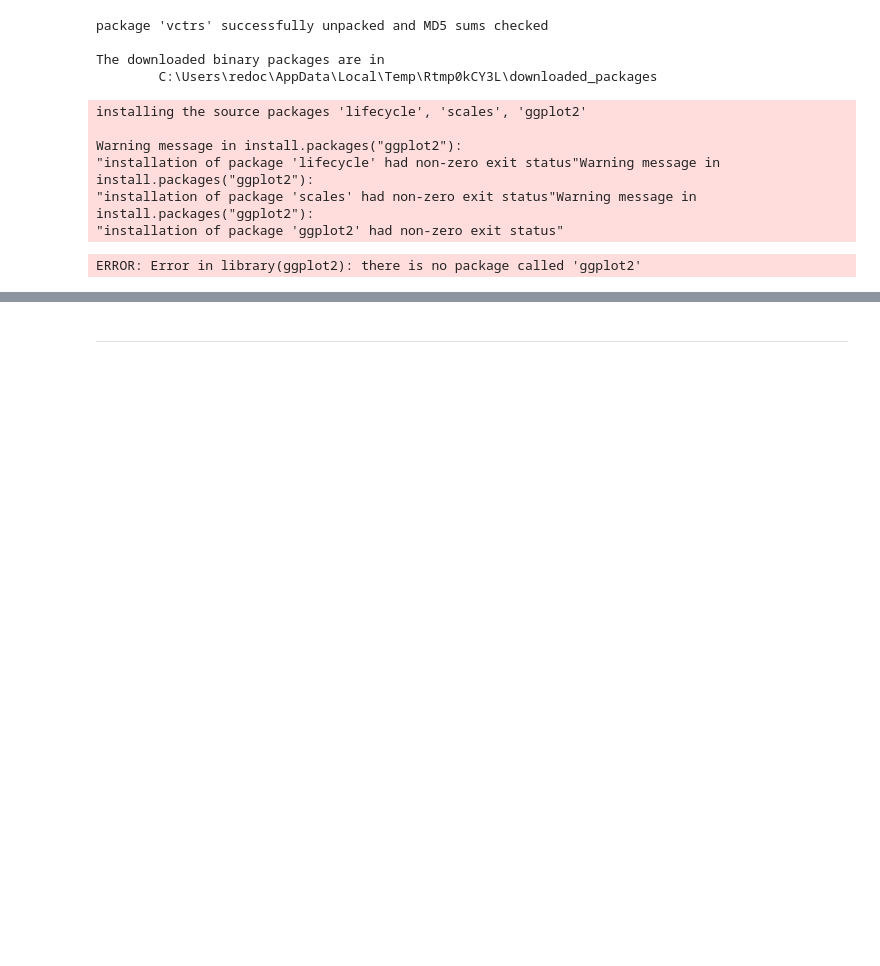
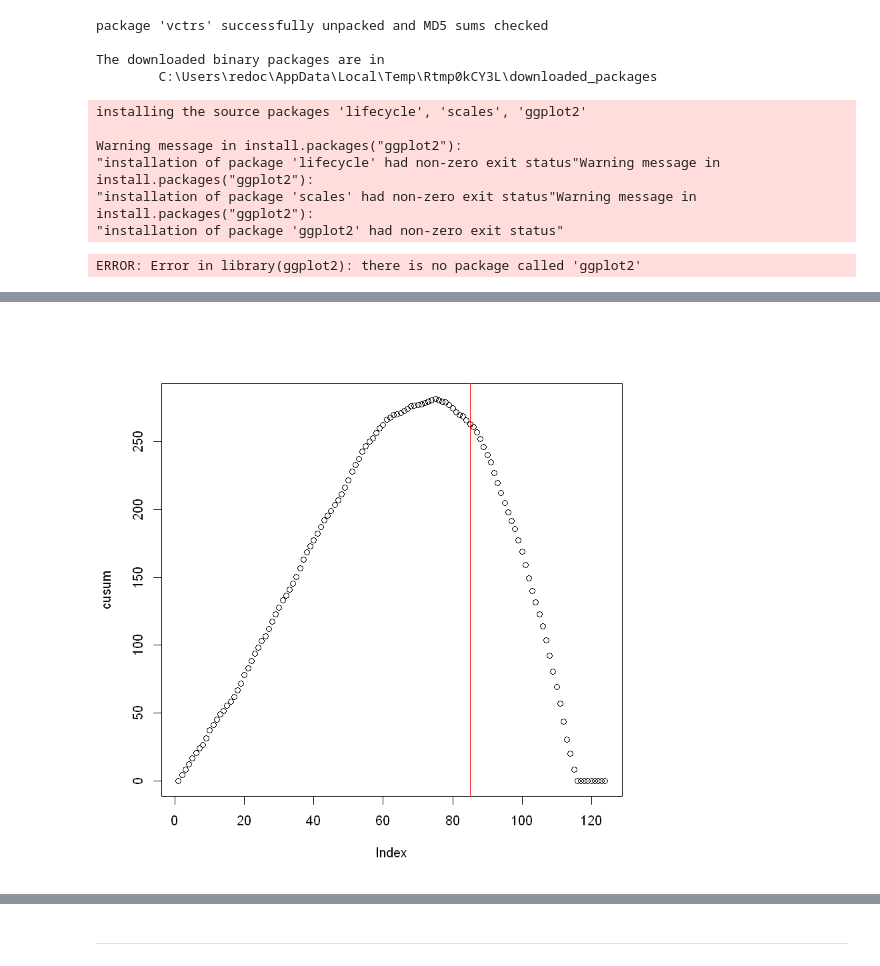
Before and after one commit to joel-quek/Georgia-Tech-OMSA, a Jupyter notebook: GTx - ISYE6501x Introduction to Analytics Modelling/Homework 3/ISYE6501x Homework 3.ipynb, the cells around one changed output, grey strips where cells are left out. Cells and saved outputs as stored; diff of their text form; code cells hidden in the pictures; blank space fills up the shorter version.

```diff
--- a/GTx - ISYE6501x Introduction to Analytics Modelling/Homework 3/ISYE6501x Homework 3.ipynb
+++ b/GTx - ISYE6501x Introduction to Analytics Modelling/Homework 3/ISYE6501x Homework 3.ipynb
@@ -366,0 +375,19 @@ ERROR: Error in ggplot(temps, aes(x = temps$DAY, y = temps$X1996)): could not fi
+# %%
+C <- 1
+
+temps$residueMinusC <- temps$residue-C
+
+cusum<-c(0) # create cusum list which ignores index 0 as we will start at index 1 in the for loop below
+
+for (i in 1:length(temps$residue))
+    {
+    check<-cusum[i]+temps$residueMinusC[i]
+
+    ifelse(check >0, cusum[i+1]<-check, cusum[i+1]<-0)
+}
+
+plot(cusum)
+
+abline(v=85,col="red")
+# %% [output]
+[figure, added]
```
Also changed, not shown: parts of 60 cells of this notebook.
